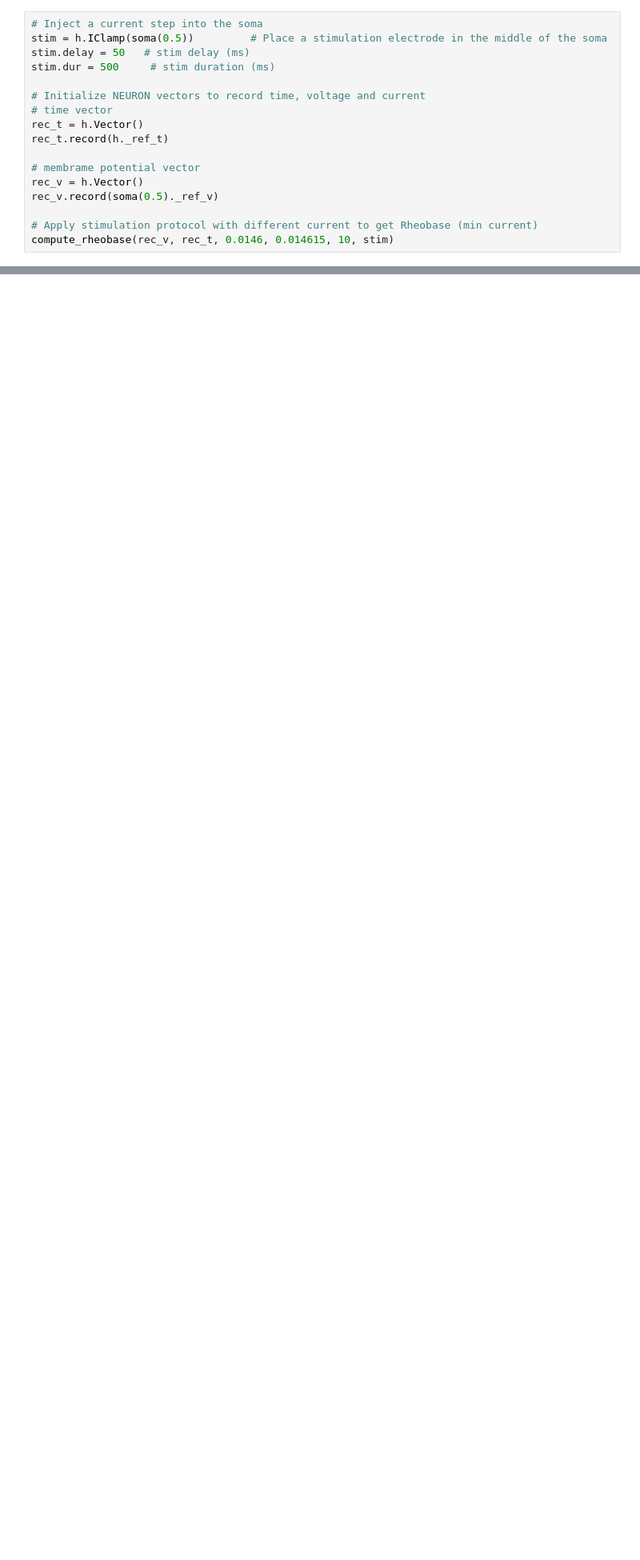
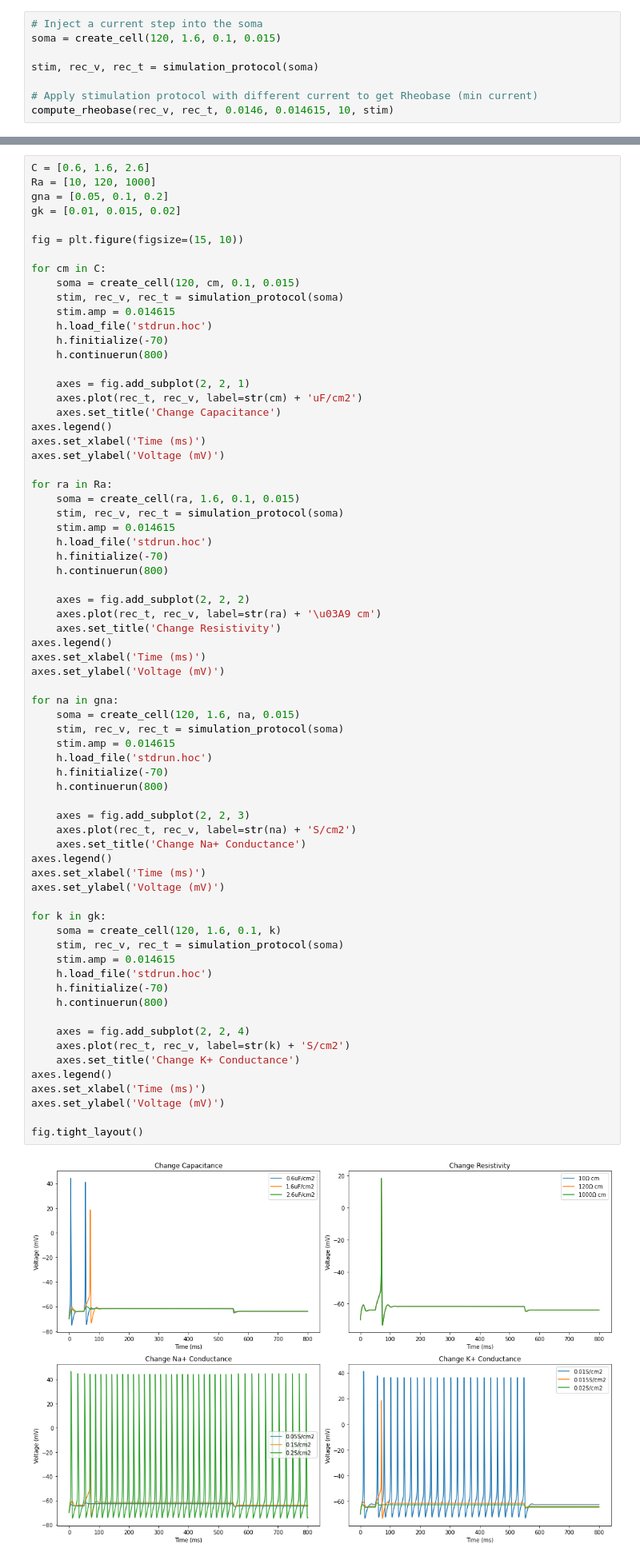
Before and after one commit to GasserElbanna/In-Silico-Neuroscience-Projects, a Jupyter notebook: Week 3/Week3_HomeWork.ipynb, the cells around one changed output, grey strips where cells are left out. Shown at 80% size. Saved outputs shown, nothing was run; the diff lists cells and outputs as text; blank space fills up the shorter version.

```diff
--- a/Week 3/Week3_HomeWork.ipynb
+++ b/Week 3/Week3_HomeWork.ipynb
@@ -197,18 +294,9 @@ def compute_rheobase(soma_v_vec, t_vec, min_I, max_I, num_steps, stim):
     #pyplot.savefig("E:\GP\Results\Rheobase_Test.svg")
 # %%
 # Inject a current step into the soma
-stim = h.IClamp(soma(0.5))         # Place a stimulation electrode in the middle of the soma
-stim.delay = 50   # stim delay (ms)
-stim.dur = 500     # stim duration (ms)
+soma = create_cell(120, 1.6, 0.1, 0.015)
 
-# Initialize NEURON vectors to record time, voltage and current
-# time vector
-rec_t = h.Vector()
-rec_t.record(h._ref_t)
-
-# membrame potential vector
-rec_v = h.Vector()
-rec_v.record(soma(0.5)._ref_v)
+stim, rec_v, rec_t = simulation_protocol(soma)
 
 # Apply stimulation protocol with different current to get Rheobase (min current)
 compute_rheobase(rec_v, rec_t, 0.0146, 0.014615, 10, stim)
@@ -230,0 +316,71 @@ In the code below, we keep the injected current's amplitude constant, but we mod
+# %%
+C = [0.6, 1.6, 2.6]
+Ra = [10, 120, 1000]
+gna = [0.05, 0.1, 0.2]
+gk = [0.01, 0.015, 0.02]
+
+fig = plt.figure(figsize=(15, 10))
+
+for cm in C:
+    soma = create_cell(120, cm, 0.1, 0.015)
+    stim, rec_v, rec_t = simulation_protocol(soma)
+    stim.amp = 0.014615
+    h.load_file('stdrun.hoc')
+    h.finitialize(-70)
+    h.continuerun(800)
+
+    axes = fig.add_subplot(2, 2, 1)
+    axes.plot(rec_t, rec_v, label=str(cm) + 'uF/cm2')
+    axes.set_title('Change Capacitance')
+axes.legend()
+axes.set_xlabel('Time (ms)')
+axes.set_ylabel('Voltage (mV)')
+
+for ra in Ra:
+    soma = create_cell(ra, 1.6, 0.1, 0.015)
+    stim, rec_v, rec_t = simulation_protocol(soma)
+    stim.amp = 0.014615
+    h.load_file('stdrun.hoc')
+    h.finitialize(-70)
+    h.continuerun(800)
+
+    axes = fig.add_subplot(2, 2, 2)
+    axes.plot(rec_t, rec_v, label=str(ra) + '\u03A9 cm')
+    axes.set_title('Change Resistivity')
+axes.legend()
+axes.set_xlabel('Time (ms)')
+axes.set_ylabel('Voltage (mV)')
+
+for na in gna:
+    soma = create_cell(120, 1.6, na, 0.015)
+    stim, rec_v, rec_t = simulation_protocol(soma)
+    stim.amp = 0.014615
+    h.load_file('stdrun.hoc')
+    h.finitialize(-70)
+    h.continuerun(800)
+
+    axes = fig.add_subplot(2, 2, 3)
+    axes.plot(rec_t, rec_v, label=str(na) + 'S/cm2')
+    axes.set_title('Change Na+ Conductance')
+axes.legend()
+axes.set_xlabel('Time (ms)')
+axes.set_ylabel('Voltage (mV)')
+
+for k in gk:
+    soma = create_cell(120, 1.6, 0.1, k)
+    stim, rec_v, rec_t = simulation_protocol(soma)
+    stim.amp = 0.014615
+    h.load_file('stdrun.hoc')
+    h.finitialize(-70)
+    h.continuerun(800)
+
+    axes = fig.add_subplot(2, 2, 4)
+    axes.plot(rec_t, rec_v, label=str(k) + 'S/cm2')
+    axes.set_title('Change K+ Conductance')
+axes.legend()
+axes.set_xlabel('Time (ms)')
+axes.set_ylabel('Voltage (mV)')
+
+fig.tight_layout()
+# %% [output]
+[figure, added]
```
Also changed, not shown: parts of 23 cells of this notebook.
